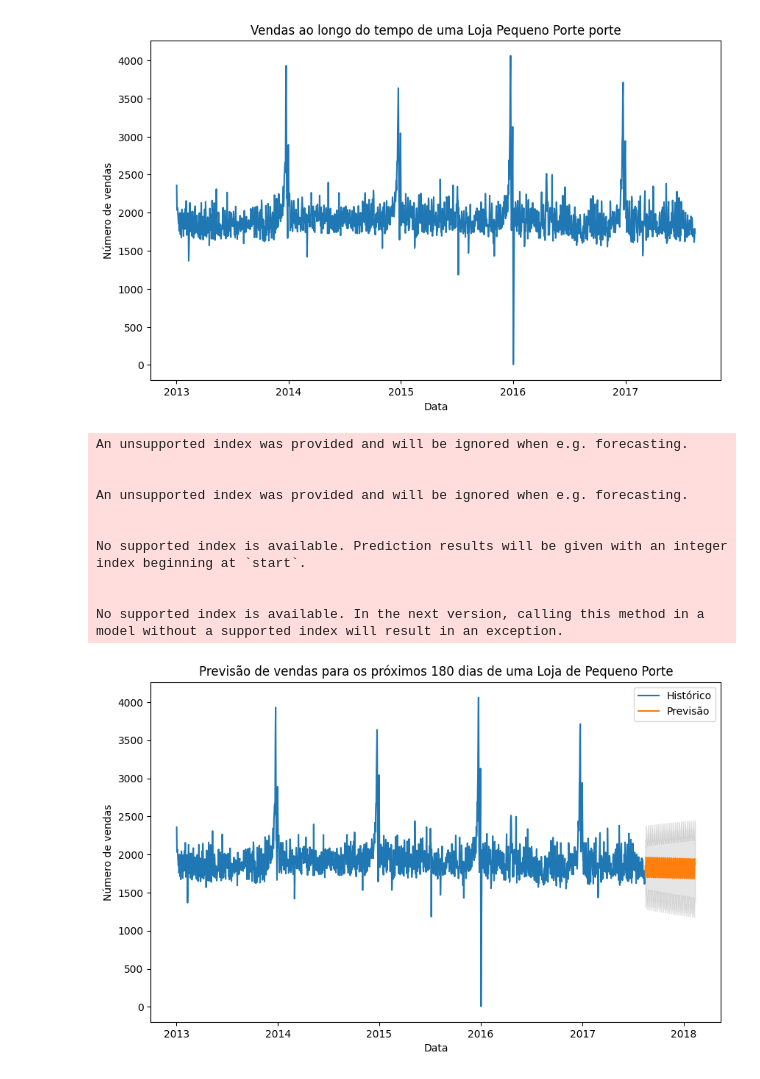
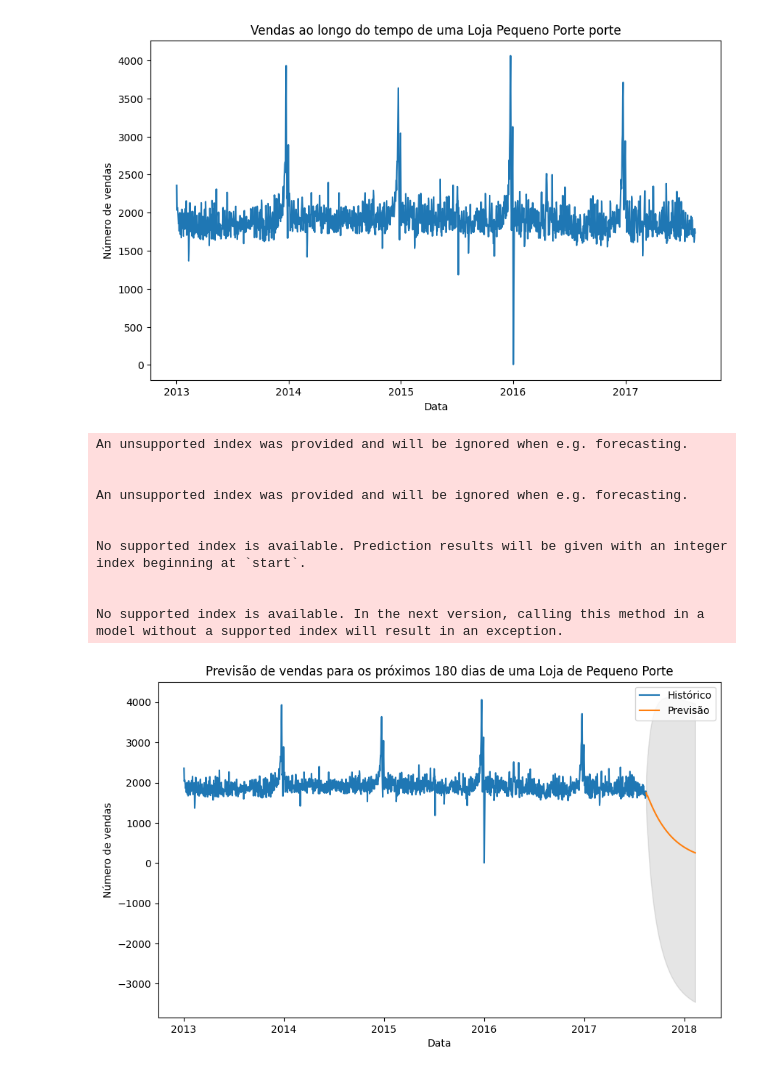
Before and after one commit to lgregs/TCC-PUCSP-CDIA, a Jupyter notebook: StoreSalesTimeSeries.ipynb, the cells around one changed output. Saved outputs shown, nothing was run; the diff lists cells and outputs as text; code cells hidden in the pictures.

```diff
--- a/StoreSalesTimeSeries.ipynb
+++ b/StoreSalesTimeSeries.ipynb
@@ -594,33 +661,33 @@ plt.show()
 [figure]
 # %%
 # Ajuste do modelo SARIMA
-model = SARIMAX(df_sarPP['transactions'], order=(1, 0, 0), seasonal_order=(1, 0, 1, 7))
+model = SARIMAX(df_sarPP['transactions'], order=(1, 0, 0), seasonal_order=(1, 0, 0, 7))
 result = model.fit()
 
 # Previsão dos próximos 180 dias
 forecast = result.get_forecast(steps=180)
 
 # Visualização da previsão
 plt.figure(figsize=(10, 6))
 plt.plot(df_sarPP['date'], df_sarPP['transactions'], label='Histórico')
 plt.plot(pd.date_range(start=df_sarPP['date'].max(), periods=180), forecast.predicted_mean, label='Previsão')
 plt.fill_between(pd.date_range(start=df_sarPP['date'].max(), periods=180),
                  forecast.conf_int()['lower transactions'],
                  forecast.conf_int()['upper transactions'], color='gray', alpha=0.2)
 plt.title('Previsão de vendas para os próximos 180 dias de uma Loja de Pequeno Porte')
 plt.xlabel('Data')
 plt.ylabel('Número de vendas')
 plt.legend()
 pqn_porte_sar = plt.show()
 # %% [output]
 An unsupported index was provided and will be ignored when e.g. forecasting.
 
 
 An unsupported index was provided and will be ignored when e.g. forecasting.
 
 
 No supported index is available. Prediction results will be given with an integer index beginning at `start`.
 
 
 No supported index is available. In the next version, calling this method in a model without a supported index will result in an exception.
-[figure, old version]
+[figure, new version]
```
Also changed, not shown: parts of 19 cells of this notebook.
